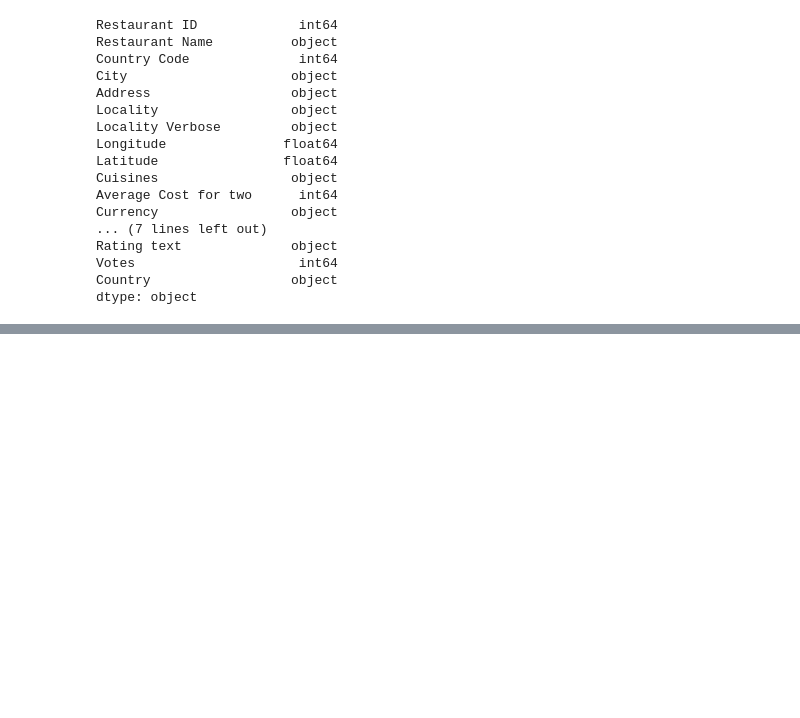
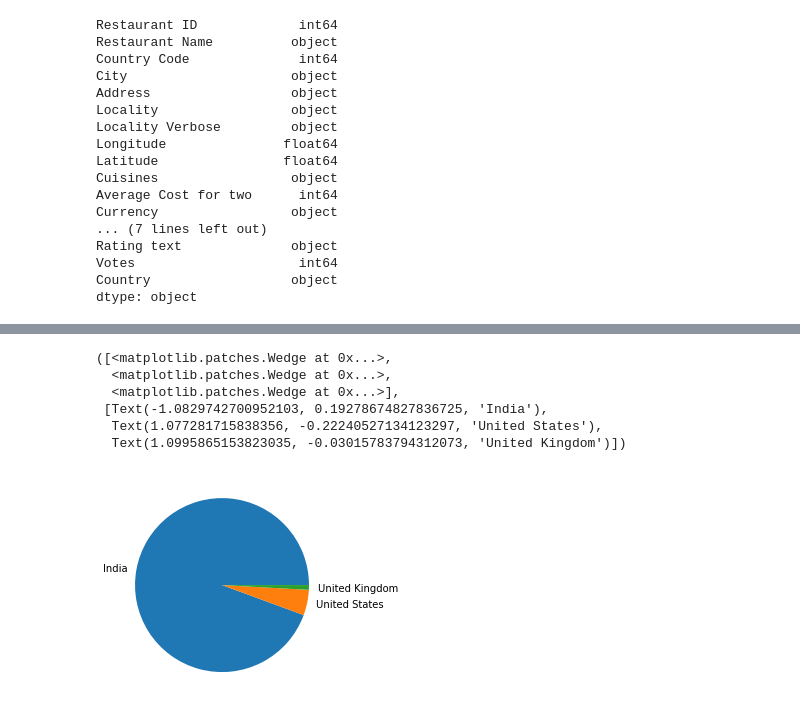
Before and after one commit to pranshuchaurasia/EDA, a Jupyter notebook: Zomato/zomato_eda.ipynb, the cells around one changed output, grey strips where cells are left out. Drawn from its saved outputs; the diff is of its cells as text; code cells hidden in the pictures; blank space fills up the shorter version.

```diff
--- a/Zomato/zomato_eda.ipynb
+++ b/Zomato/zomato_eda.ipynb
@@ -141,0 +192,11 @@ dtype: object
+# %%
+## Top 3 countries
+plt.pie(country_val[:3],labels=country_names[:3])
+# %% [output]
+([<matplotlib.patches.Wedge at 0x...>,
+  <matplotlib.patches.Wedge at 0x...>,
+  <matplotlib.patches.Wedge at 0x...>],
+ [Text(-1.0829742700952103, 0.19278674827836725, 'India'),
+  Text(1.077281715838356, -0.22240527134123297, 'United States'),
+  Text(1.0995865153823035, -0.03015783794312073, 'United Kingdom')])
+[figure, added]
```
Also changed, not shown: parts of 7 cells of this notebook.
